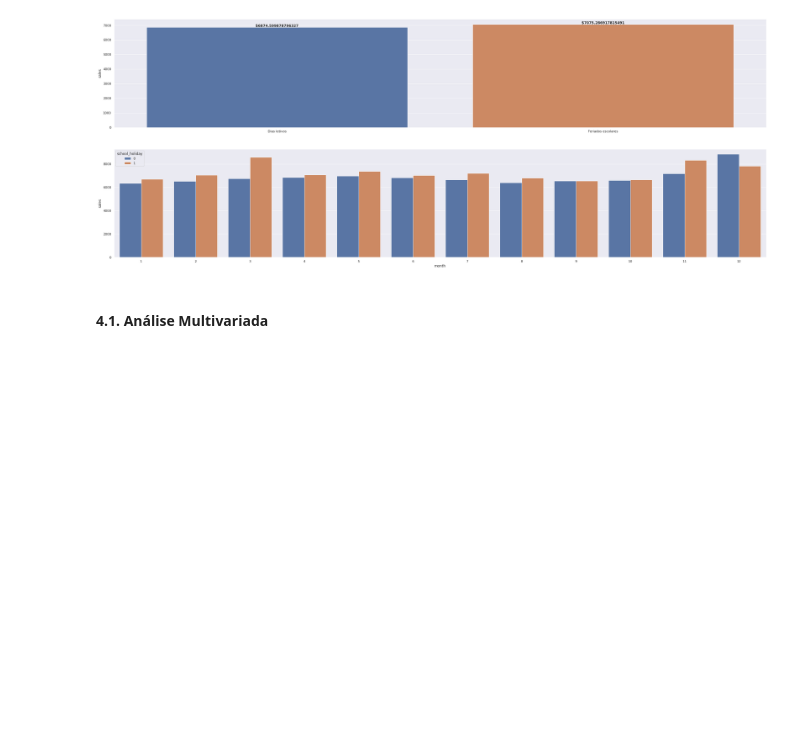
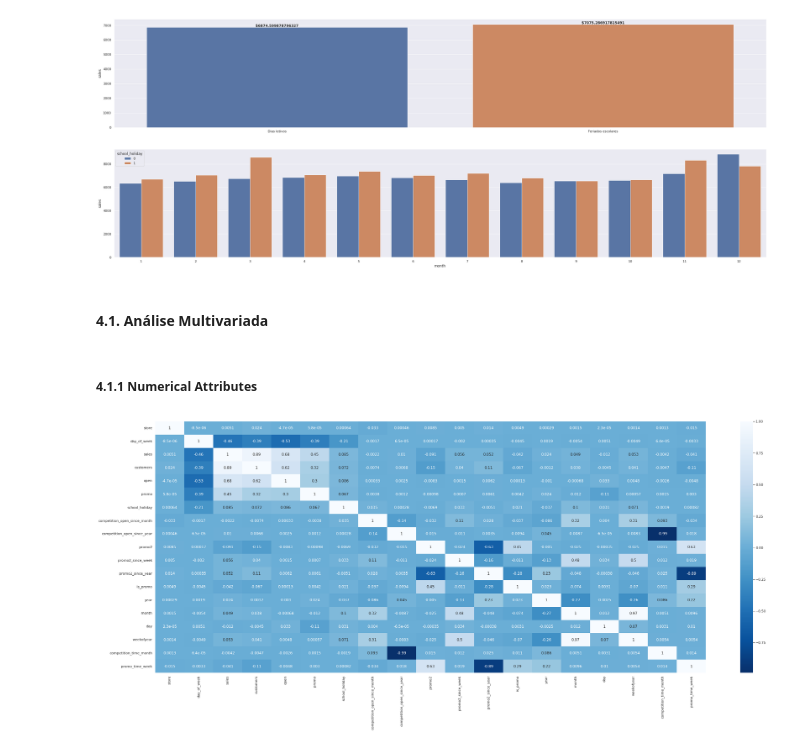
Before and after one commit to rsantosluan/ds_em_producao, a Jupyter notebook: M03_v1_StoreSalesPredictionP03.ipynb, the cells around one changed output. Saved outputs shown, nothing was run; the diff lists cells and outputs as text; code cells hidden in the pictures; blank space fills up the shorter version.

```diff
--- a/M03_v1_StoreSalesPredictionP03.ipynb
+++ b/M03_v1_StoreSalesPredictionP03.ipynb
@@ -16,3 +18,5 @@ pd.set_option('display.float_format', lambda x :'%5f' %x)
 # %%
 data = pd.read_csv('Data/predictionStoreP03.csv', parse_dates=['date','year_week','competition_since','promo_since'])
 data.loc[data.competition_distance == data['competition_distance'].max(), 'competition_distance'] = 100000
+# %%
+num_atributes = data.select_dtypes('int64','float64')
@@ -29,7 +56,7 @@ df = df.drop(['customers','open','promo_interval', 'month_map'], axis=1)
 # %% [markdown]
 ### 4.0. Análise exploratória dos dados
 # %%
-sns.set(rc={'figure.figsize':(28,10)})
+sns.set(rc={'figure.figsize':(40,10)})
 # %% [markdown]
 #### 4.1. Análise Univariada
 # %% [markdown]
@@ -401,3 +428,11 @@ ax1 = sns.barplot(data=temp1, x='month', y='sales', hue='school_holiday')
 [figure]
 # %% [markdown]
 #### 4.1. Análise Multivariada
+# %% [markdown]
+##### 4.1.1 Numerical Attributes
+# %%
+correlation = num_atributes.corr(method='pearson')
+
+sns.heatmap(correlation, annot=True, cmap='Blues_r');
+# %% [output]
+[figure, added]
```
Also changed, not shown: parts of 10 cells of this notebook, 3 other files.
